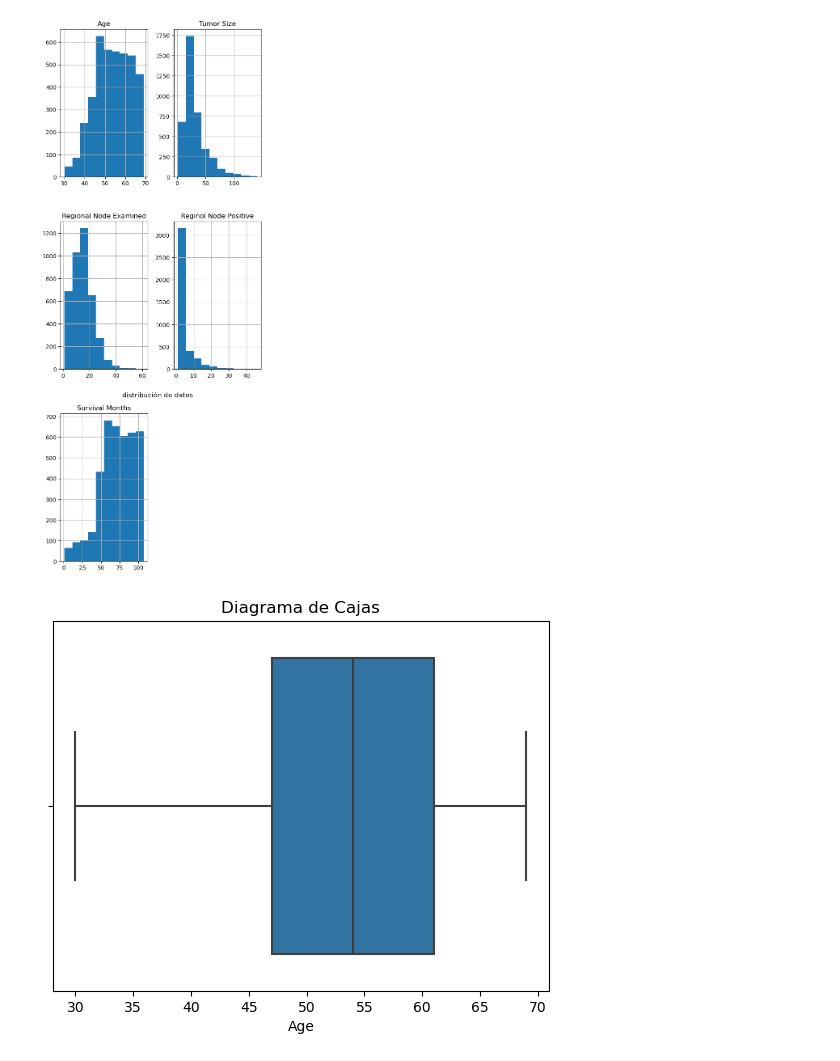
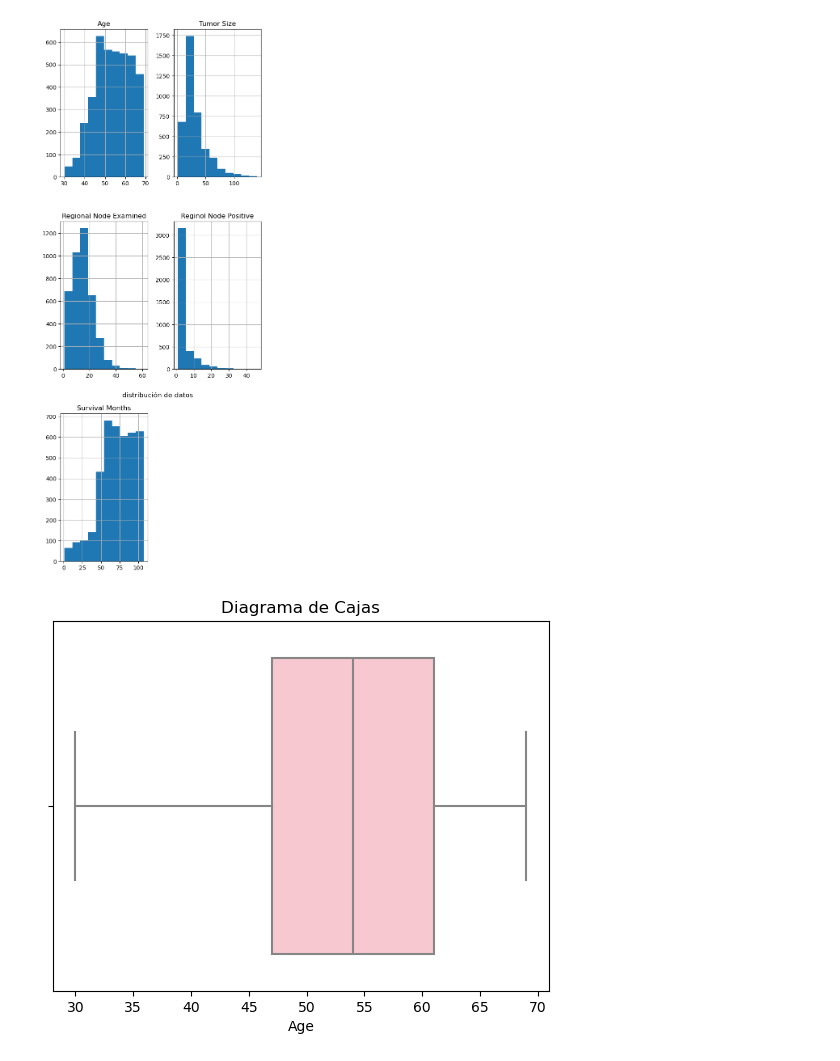
Before and after one commit to TheLudway/cancer-de-mama, a Jupyter notebook: Kaggle_Tomas.ipynb, the cells around one changed output. Saved outputs shown, nothing was run; the diff lists cells and outputs as text; code cells hidden in the pictures.

```diff
--- a/Kaggle_Tomas.ipynb
+++ b/Kaggle_Tomas.ipynb
@@ -137,11 +148,11 @@ plt.show()
 # %% [output]
 [figure]
 # %%
-sns.boxplot(x = "Age", data = df)
+sns.boxplot(x = "Age", data = df, color="#FFC0CB")
 plt.title('Diagrama de Cajas')
 plt.show()
 # %% [output]
-[figure, old version]
+[figure, new version]
 # %%
 muestras = []
 for _ in range(1000):
```
Also changed, not shown: parts of 8 cells of this notebook.
